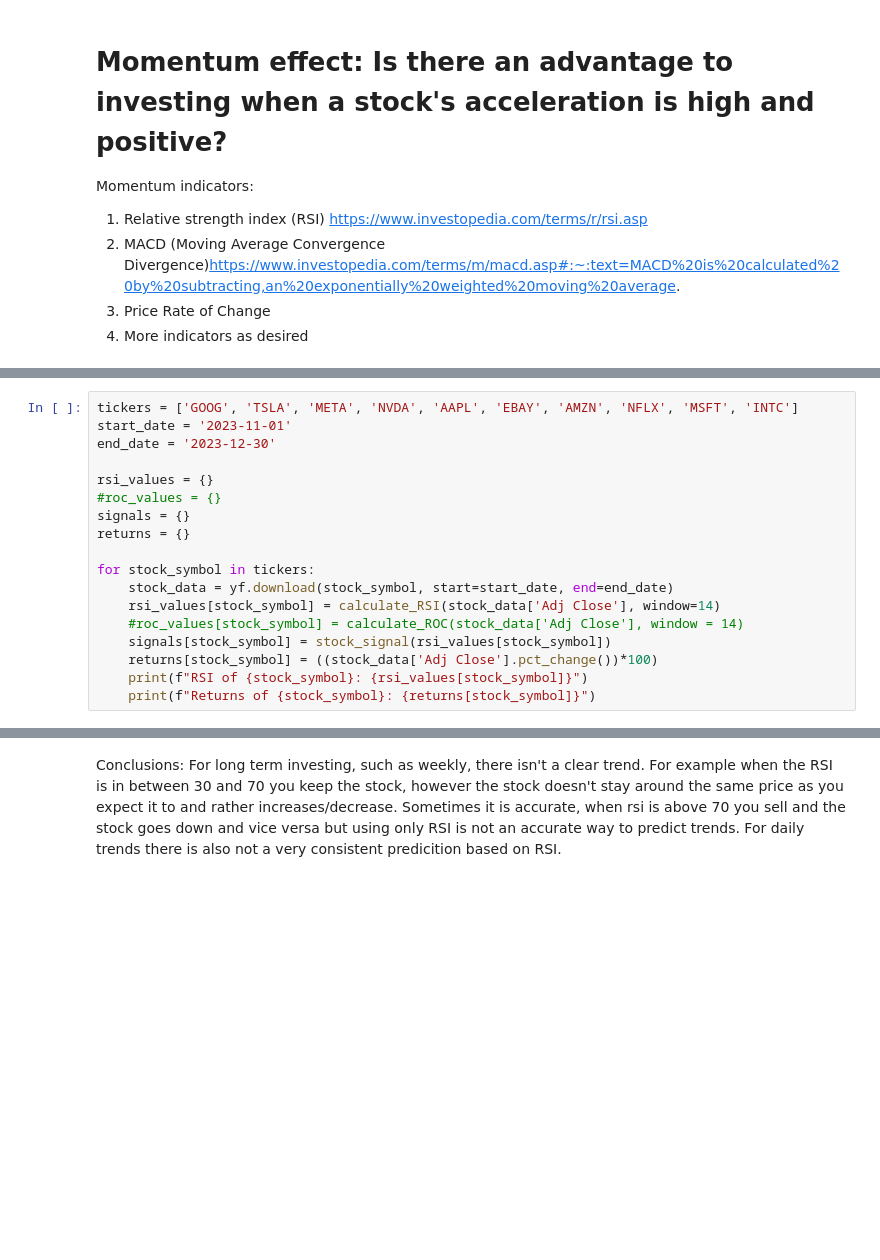
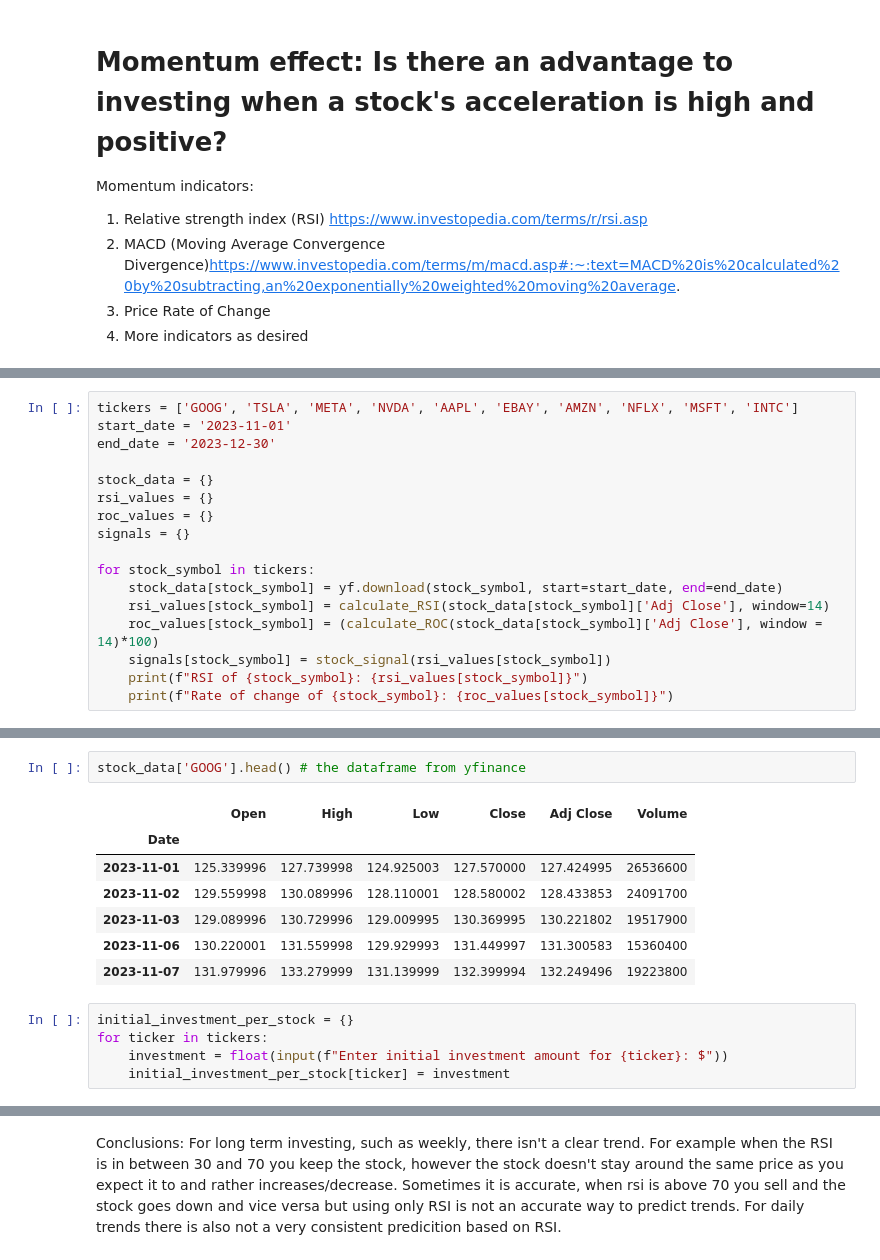
Before and after one commit to celloii/Market_Prediction, a Jupyter notebook: MomentumEffect.ipynb, the cells around one changed output, grey strips where cells are left out. Cells and saved outputs as stored; diff of their text form; blank space fills up the shorter version.

```diff
--- a/MomentumEffect.ipynb
+++ b/MomentumEffect.ipynb
@@ -39,19 +40,18 @@ tickers = ['GOOG', 'TSLA', 'META', 'NVDA', 'AAPL', 'EBAY', 'AMZN', 'NFLX', 'MSFT
 start_date = '2023-11-01'
 end_date = '2023-12-30'
 
+stock_data = {}
 rsi_values = {}
-#roc_values = {}
+roc_values = {}
 signals = {}
-returns = {}
 
 for stock_symbol in tickers:
-    stock_data = yf.download(stock_symbol, start=start_date, end=end_date)
-    rsi_values[stock_symbol] = calculate_RSI(stock_data['Adj Close'], window=14)
-    #roc_values[stock_symbol] = calculate_ROC(stock_data['Adj Close'], window = 14)
+    stock_data[stock_symbol] = yf.download(stock_symbol, start=start_date, end=end_date)
+    rsi_values[stock_symbol] = calculate_RSI(stock_data[stock_symbol]['Adj Close'], window=14)
+    roc_values[stock_symbol] = (calculate_ROC(stock_data[stock_symbol]['Adj Close'], window = 14)*100)
     signals[stock_symbol] = stock_signal(rsi_values[stock_symbol])
-    returns[stock_symbol] = ((stock_data['Adj Close'].pct_change())*100)
     print(f"RSI of {stock_symbol}: {rsi_values[stock_symbol]}")
-    print(f"Returns of {stock_symbol}: {returns[stock_symbol]}")
+    print(f"Rate of change of {stock_symbol}: {roc_values[stock_symbol]}")
 # %% [output]
 [*********************100%%**********************]  1 of 1 completed
 [*********************100%%**********************]  1 of 1 completed
@@ -162,0 +117,15 @@ NVDA
+# %%
+stock_data['GOOG'].head() # the dataframe from yfinance
+# %% [output]
+|  | Open | High | Low | Close | Adj Close | Volume |
+| Date |  |  |  |  |  |  |
+| 2023-11-01 | 125.339996 | 127.739998 | 124.925003 | 127.570000 | 127.424995 | 26536600 |
+| 2023-11-02 | 129.559998 | 130.089996 | 128.110001 | 128.580002 | 128.433853 | 24091700 |
+| 2023-11-03 | 129.089996 | 130.729996 | 129.009995 | 130.369995 | 130.221802 | 19517900 |
+| 2023-11-06 | 130.220001 | 131.559998 | 129.929993 | 131.449997 | 131.300583 | 15360400 |
+| 2023-11-07 | 131.979996 | 133.279999 | 131.139999 | 132.399994 | 132.249496 | 19223800 |
+# %%
+initial_investment_per_stock = {}
+for ticker in tickers:
+    investment = float(input(f"Enter initial investment amount for {ticker}: $"))
+    initial_investment_per_stock[ticker] = investment
```
Also changed, not shown: parts of 10 cells of this notebook.
